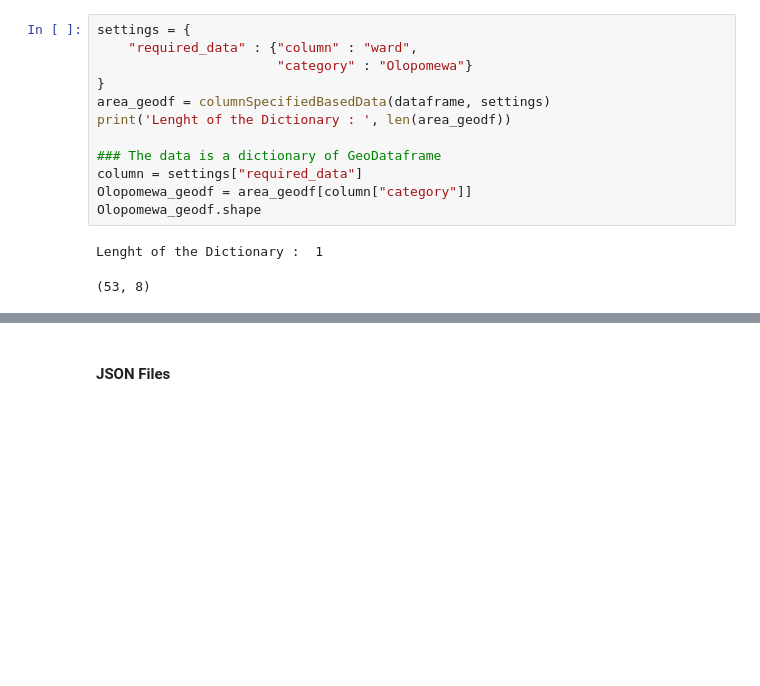
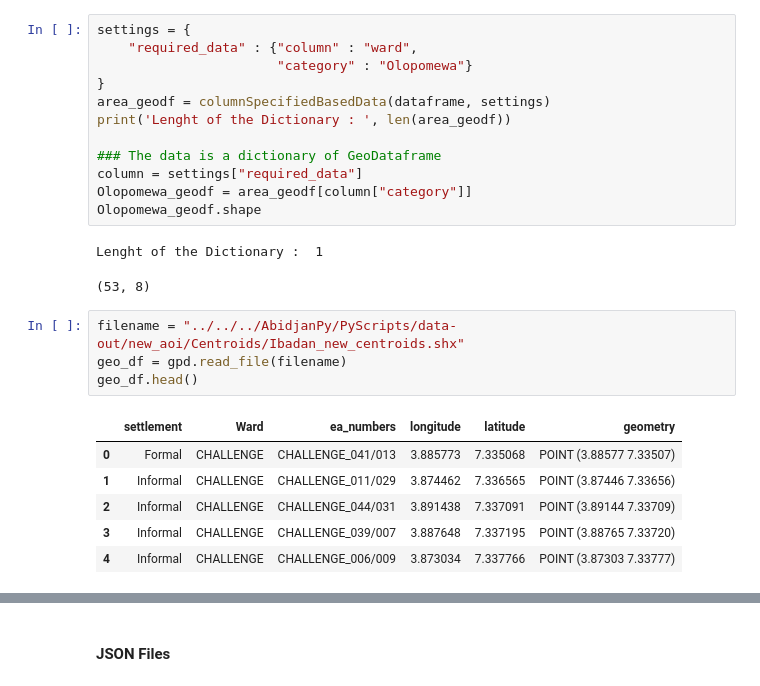
Before and after one commit to hephzibahadeniji/Abidjanf, a Jupyter notebook: PyScripts/notebooks/Ibadan_EA_box_extraction-v2.ipynb, the cells around one changed output, grey strips where cells are left out. Cells and saved outputs as stored; diff of their text form; blank space fills up the shorter version.

Commit message:
Update on data-preprocessing notebooks

```diff
--- a/PyScripts/notebooks/Ibadan_EA_box_extraction-v2.ipynb
+++ b/PyScripts/notebooks/Ibadan_EA_box_extraction-v2.ipynb
@@ -389,3 +389,14 @@ Olopomewa_geodf.shape
 # %% [output]
 Lenght of the Dictionary :  1
 (53, 8)
+# %%
+filename = "../../../AbidjanPy/PyScripts/data-out/new_aoi/Centroids/Ibadan_new_centroids.shx"
+geo_df = gpd.read_file(filename)
+geo_df.head()
+# %% [output]
+|  | settlement | Ward | ea_numbers | longitude | latitude | geometry |
+| 0 | Formal | CHALLENGE | CHALLENGE_041/013 | 3.885773 | 7.335068 | POINT (3.88577 7.33507) |
+| 1 | Informal | CHALLENGE | CHALLENGE_011/029 | 3.874462 | 7.336565 | POINT (3.87446 7.33656) |
+| 2 | Informal | CHALLENGE | CHALLENGE_044/031 | 3.891438 | 7.337091 | POINT (3.89144 7.33709) |
+| 3 | Informal | CHALLENGE | CHALLENGE_039/007 | 3.887648 | 7.337195 | POINT (3.88765 7.33720) |
+| 4 | Informal | CHALLENGE | CHALLENGE_006/009 | 3.873034 | 7.337766 | POINT (3.87303 7.33777) |
```
Also changed, not shown: parts of 5 cells of this notebook, 8 other files.
